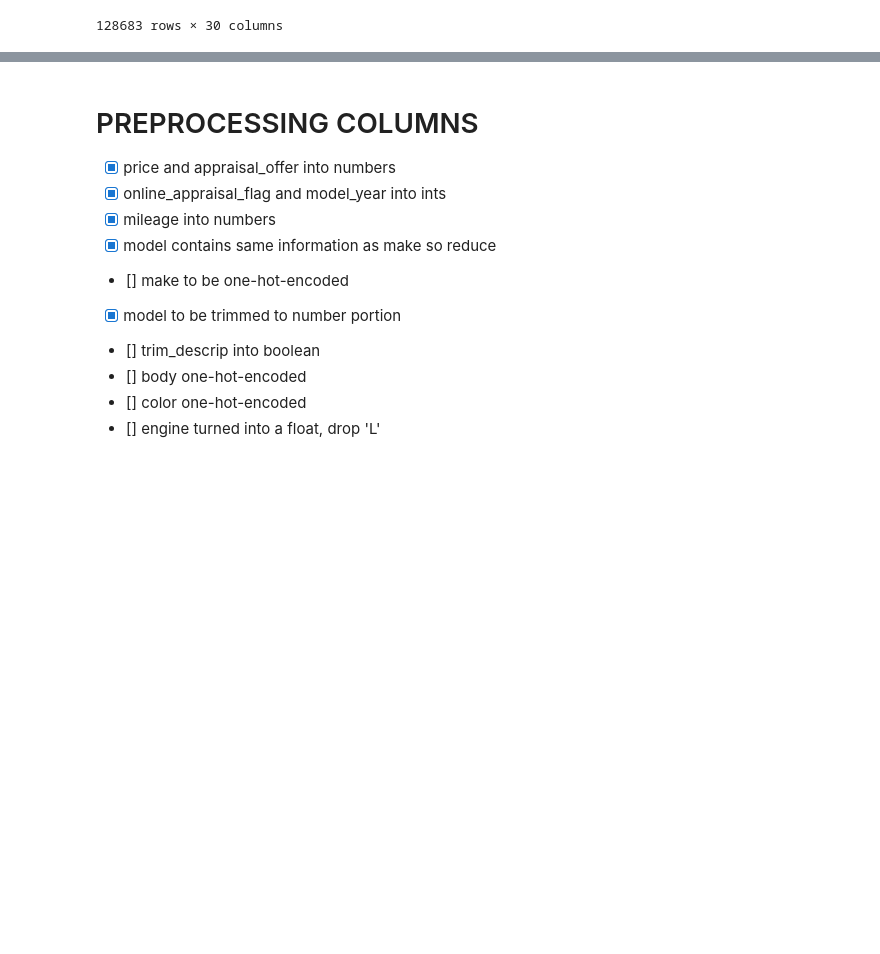
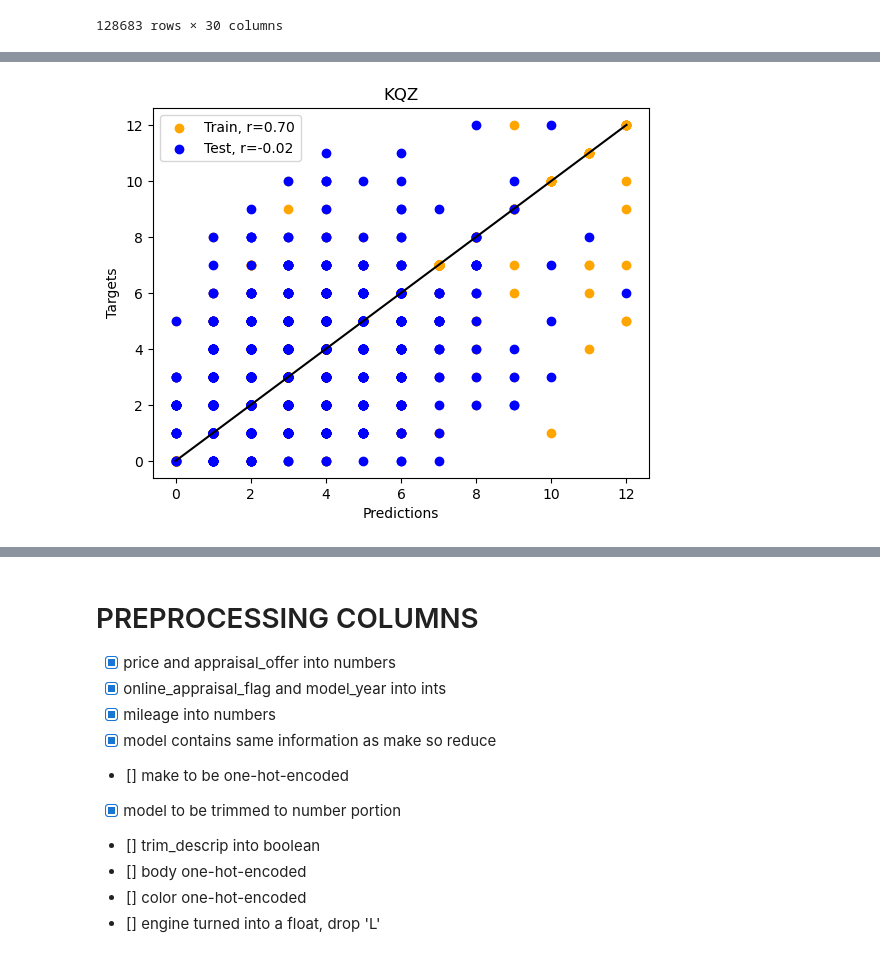
Before and after one commit to ashenfernando1/Winter-2023, a Jupyter notebook: CarMax.ipynb, the cells around one changed output, grey strips where cells are left out. Cells and saved outputs as stored; diff of their text form; code cells hidden in the pictures; blank space fills up the shorter version.

```diff
--- a/CarMax.ipynb
+++ b/CarMax.ipynb
@@ -125,0 +199,3 @@ df
+# %%
+list_of_makes = loyalty_df['make'].unique()
+list_of_makes
@@ -125,0 +207,3 @@ df
+# %%
+for i in list_of_makes:
+    print(len(grouped_make.get_group(i)),i)
@@ -125,0 +228,74 @@ df
+# %%
+from sklearn.tree import DecisionTreeClassifier, DecisionTreeRegressor
+from sklearn.ensemble import RandomForestClassifier, RandomForestRegressor
+from sklearn.model_selection import train_test_split
+from sklearn.metrics import mean_squared_error, r2_score
+import xgboost as xgb
+
+grouped_make = loyalty_df.groupby('make')
+
+for i in list_of_makes:
+
+    grouped_loyalty = grouped_make.get_group(i)
+
+    # Load the data
+    X = grouped_loyalty.loc[:,['appraisal_offer','model_year_appraisal','mileage_appraisal','cylinders_appraisal',
+       'mpg_city_appraisal', 'mpg_highway_appraisal', 'horsepower_appraisal',
+       'fuel_capacity_appraisal']] # features
+    y = grouped_loyalty['price'] # targets
+
+    # Split the data into train and test sets
+    X_train, X_test, y_train, y_test = train_test_split(X, y, train_size=0.8)
+    print(len(X_train), len(X_test))
+    if len(X_test) < 2:
+        break
+
+    # Create the decision tree model
+    # model = DecisionTreeClassifier()
+#     model = RandomForestRegressor()
+#     # model = RandomForestClassifier()
+
+#     # Fit the model to the train data
+#     model.fit(X_train, y_train)
+    dt = xgb.DMatrix(X_train, label=y_train)
+    dv = xgb.DMatrix(X_test, label=y_test)
+
+    # params = {
+    #     "eta": 0.5,
+    #     "max_depth": 4,
+    #     "objective": "reg:squarederror",
+    #     "silent": 0,
+    #     "base_score": np.mean(y_test),
+    #     "eval_metric": "rmse"
+    # }
+    # model = xgb.train(params, dt, 300, [(dt, "train"),(dv, "valid")], early_stopping_rounds=10, verbose_eval=25)
+
+    model = xgb.XGBClassifier()
+    model.fit(X_train, y_train)
+
+    # predictions = model.predict(dv)
+
+
+    # Make predictions on the train and test data
+    train_predictions = model.predict(X_train)
+    test_predictions = model.predict(X_test)
+    # train_predictions = model.predict(dt)
+    # test_predictions = model.predict(dv)
+
+    train_r2 = r2_score(y_train, train_predictions)
+    test_r2 = r2_score(y_test, test_predictions)
+
+    # Plot the actual vs predicted values
+    def plot_predictions(train_predictions, train_targets, test_predictions, test_targets):
+        plt.scatter(train_predictions, train_targets, label=f'Train, r={train_r2:.2f}',c='orange')
+        plt.scatter(test_predictions, test_targets, label=f'Test, r={test_r2:.2f}',c='blue')
+        plt.plot([min(min(train_predictions),min(test_predictions)), max(max(train_predictions),max(test_predictions))],
+                 [min(min(train_predictions),min(test_predictions)), max(max(train_predictions), max(test_predictions))], color='black')
+        plt.xlabel('Predictions')
+        plt.ylabel('Targets')
+        plt.title(i)
+        plt.legend()
+        plt.show()
+
+    plot_predictions(train_predictions, y_train, test_predictions, y_test)
+# %% [output]
@@ -125,0 +304 @@ df
+[figure, added]
```
Also changed, not shown: parts of 41 cells of this notebook, 2 other files.
